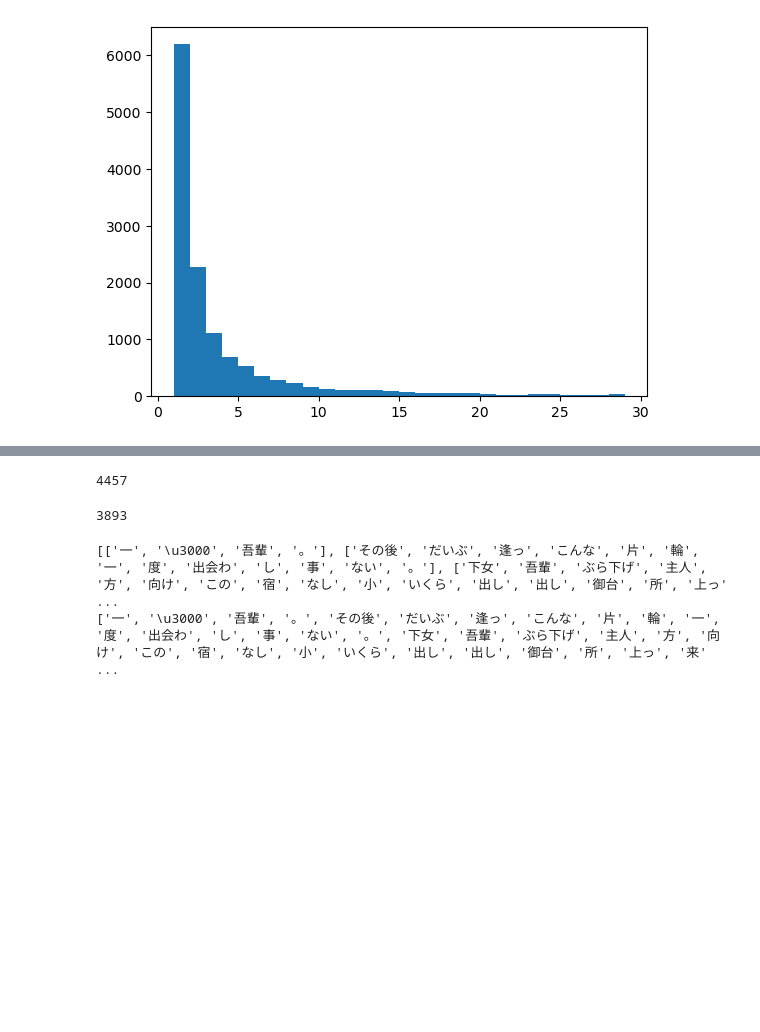
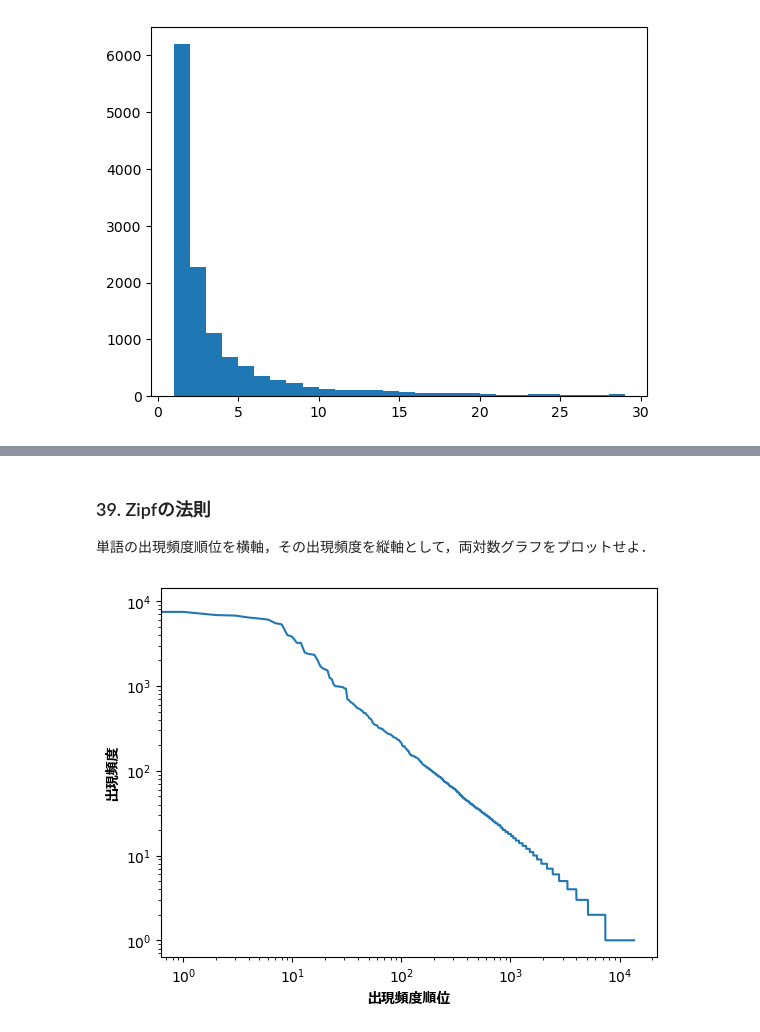
Before and after one commit to ShibasakiTakahiro/NLP100-questions-2020, a Jupyter notebook: chapter4.ipynb, the cells around one changed output, grey strips where cells are left out. Drawn from its saved outputs; the diff is of its cells as text; code cells hidden in the pictures; blank space fills up the shorter version.

```diff
--- a/chapter4.ipynb
+++ b/chapter4.ipynb
@@ -389,52 +347,26 @@ general_list #今後の問題で使います
-# %%
-noun_list = []
-for sentense in general_list:
-    count = 0
-    sent = ""
-    for i in range(len(sentense)):
-        if sentense[i]["pos"] == "名詞":
-            count += 1
-            sent += sentense[i]["surface"]
-        else:
-            if count >= 2:
-              noun_list.append(sent)
-            count = 0
-            sent = ""
-noun_set = set(noun_list)
-len(noun_set)
-# %% [output]
-4457
-# %%
-suf_list = []
-for sentense in general_list:
-    for text in sentense:
-        if text["pos"] == "動詞":
-            suf_list.append(text["surface"])
-verb = set(suf_list)
-len(verb)
-# %% [output]
-3893
-# %%
-import itertools
-import matplotlib.pyplot as plt
-%matplotlib inline
-
-neko_list = []
-for sentense in general_list:
-    text37 = []
-    Flag = 0
-    for text in sentense:
-        if "猫" in text["surface"]:
-            Flag = 1
-            continue
-        if text["pos"] != "補助記号" and text["pos"] != "助詞" and text["pos"] != "助動詞":
-            text37.append(text["surface"])
-    if Flag == 1:
-        neko_list.append(text37)
-print(neko_list[:19])
-all_neko = list(itertools.chain.from_iterable(neko_list))
-print(all_neko)
-c = collections.Counter(all_neko)
-# %% [output]
-[['一', '\u3000', '吾輩', '。'], ['その後', 'だいぶ', '逢っ', 'こんな', '片', '輪', '一', '度', '出会わ', 'し', '事', 'ない', '。'], ['下女', '吾輩', 'ぶら下げ', '主人', '方', '向け', 'この', '宿', 'なし', '小', 'いくら', '出し', '出し', '御台', '所', '上っ' ...
-['一', '\u3000', '吾輩', '。', 'その後', 'だいぶ', '逢っ', 'こんな', '片', '輪', '一', '度', '出会わ', 'し', '事', 'ない', '。', '下女', '吾輩', 'ぶら下げ', '主人', '方', '向け', 'この', '宿', 'なし', '小', 'いくら', '出し', '出し', '御台', '所', '上っ', '来' ...
+# %% [markdown]
+### 39. Zipfの法則
+単語の出現頻度順位を横軸，その出現頻度を縦軸として，両対数グラフをプロットせよ．
+# %%
+import matplotlib.pyplot as plt
+from matplotlib.font_manager import FontProperties
+fp = FontProperties(fname=r'C:\WINDOWS\Fonts\meiryob.ttc', size=10)
+word_list=[]
+for sentence in morpheme_sentence:
+    for element in sentence:
+        word_list.append(element['surface'])
+frequency=collections.Counter(word_list)
+frequency_descending_order=sorted((frequency.values()),reverse=True)
+frequency_descending_order
+plt.plot(frequency_descending_order)
+plt.xlabel('出現頻度順位',fontproperties=fp)
+plt.ylabel('出現頻度',fontproperties=fp)
+ax = plt.gca()
+# 直前に操作したaxesは、現在の軸(current axes)となる。
+# 現在のaxesはgca(get current axes?)で取得できる。
+ax.set_yscale('log')  # メイン: y軸をlogスケールで描く
+ax.set_xscale('log')
+
+plt.show()
+# %% [output]
+[figure, added]
```
Also changed, not shown: parts of 5 cells of this notebook, 1 other file.
